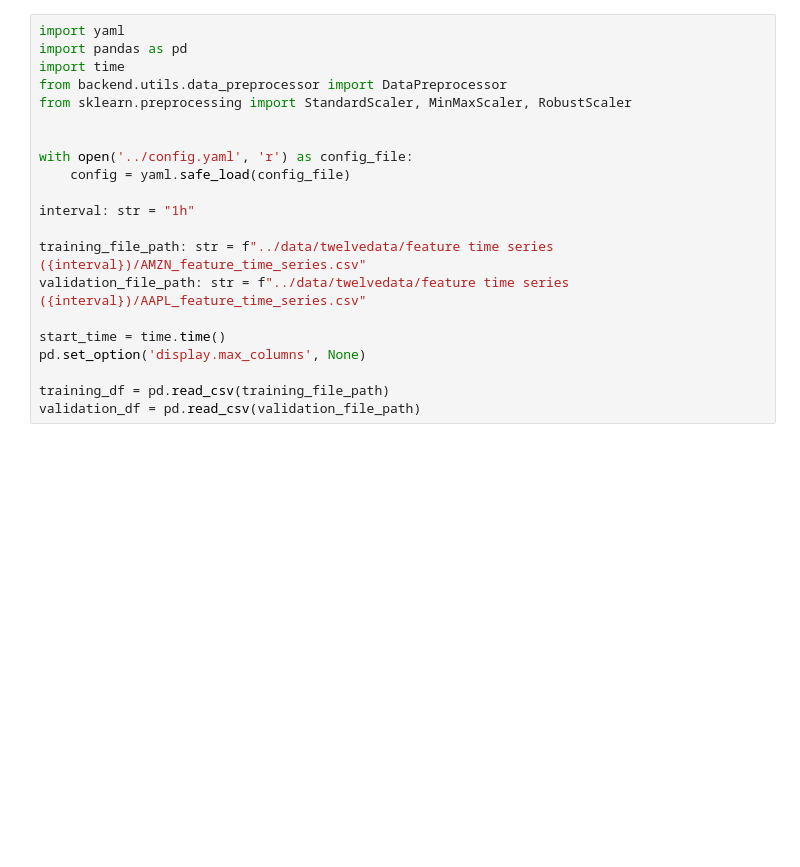
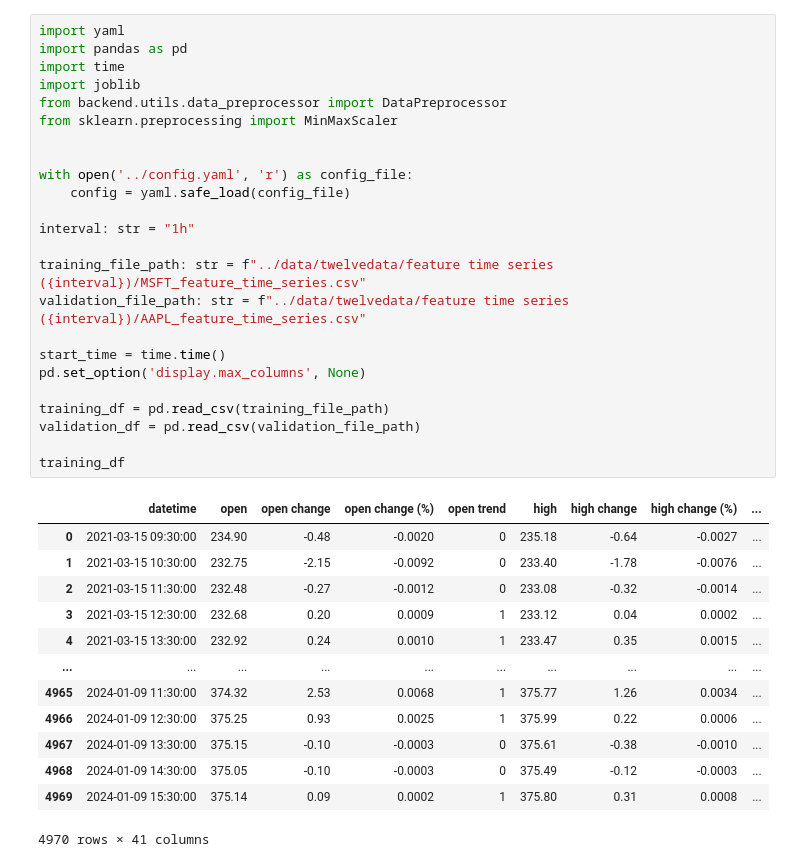
Before and after one commit to MauritzHaekli/stock-trend-predictor, a Jupyter notebook: backend/scripts/train_stock_trend_lstm_model.ipynb, the cells around one changed output. Cells and saved outputs as stored; diff of their text form; blank space fills up the shorter version.

```diff
--- a/backend/scripts/train_stock_trend_lstm_model.ipynb
+++ b/backend/scripts/train_stock_trend_lstm_model.ipynb
@@ -1,23 +1,40 @@
 # %%
 import yaml
 import pandas as pd
 import time
+import joblib
 from backend.utils.data_preprocessor import DataPreprocessor
-from sklearn.preprocessing import StandardScaler, MinMaxScaler, RobustScaler
+from sklearn.preprocessing import MinMaxScaler
 
 
 with open('../config.yaml', 'r') as config_file:
     config = yaml.safe_load(config_file)
 
 interval: str = "1h"
 
-training_file_path: str = f"../data/twelvedata/feature time series ({interval})/AMZN_feature_time_series.csv"
+training_file_path: str = f"../data/twelvedata/feature time series ({interval})/MSFT_feature_time_series.csv"
 validation_file_path: str = f"../data/twelvedata/feature time series ({interval})/AAPL_feature_time_series.csv"
 
 start_time = time.time()
 pd.set_option('display.max_columns', None)
 
 training_df = pd.read_csv(training_file_path)
 validation_df = pd.read_csv(validation_file_path)
+
+training_df
+# %% [output]
+|  | datetime | open | open change | open change (%) | open trend | high | high change | high change (%) | ... |
+| 0 | 2021-03-15 09:30:00 | 234.90 | -0.48 | -0.0020 | 0 | 235.18 | -0.64 | -0.0027 | ... |
+| 1 | 2021-03-15 10:30:00 | 232.75 | -2.15 | -0.0092 | 0 | 233.40 | -1.78 | -0.0076 | ... |
+| 2 | 2021-03-15 11:30:00 | 232.48 | -0.27 | -0.0012 | 0 | 233.08 | -0.32 | -0.0014 | ... |
+| 3 | 2021-03-15 12:30:00 | 232.68 | 0.20 | 0.0009 | 1 | 233.12 | 0.04 | 0.0002 | ... |
+| 4 | 2021-03-15 13:30:00 | 232.92 | 0.24 | 0.0010 | 1 | 233.47 | 0.35 | 0.0015 | ... |
+| ... | ... | ... | ... | ... | ... | ... | ... | ... | ... |
+| 4965 | 2024-01-09 11:30:00 | 374.32 | 2.53 | 0.0068 | 1 | 375.77 | 1.26 | 0.0034 | ... |
+| 4966 | 2024-01-09 12:30:00 | 375.25 | 0.93 | 0.0025 | 1 | 375.99 | 0.22 | 0.0006 | ... |
+| 4967 | 2024-01-09 13:30:00 | 375.15 | -0.10 | -0.0003 | 0 | 375.61 | -0.38 | -0.0010 | ... |
+| 4968 | 2024-01-09 14:30:00 | 375.05 | -0.10 | -0.0003 | 0 | 375.49 | -0.12 | -0.0003 | ... |
+| 4969 | 2024-01-09 15:30:00 | 375.14 | 0.09 | 0.0002 | 1 | 375.80 | 0.31 | 0.0008 | ... |
+4970 rows × 41 columns
 # %%
 import numpy as np
```
Also changed, not shown: parts of 6 cells of this notebook, 5 other files.
